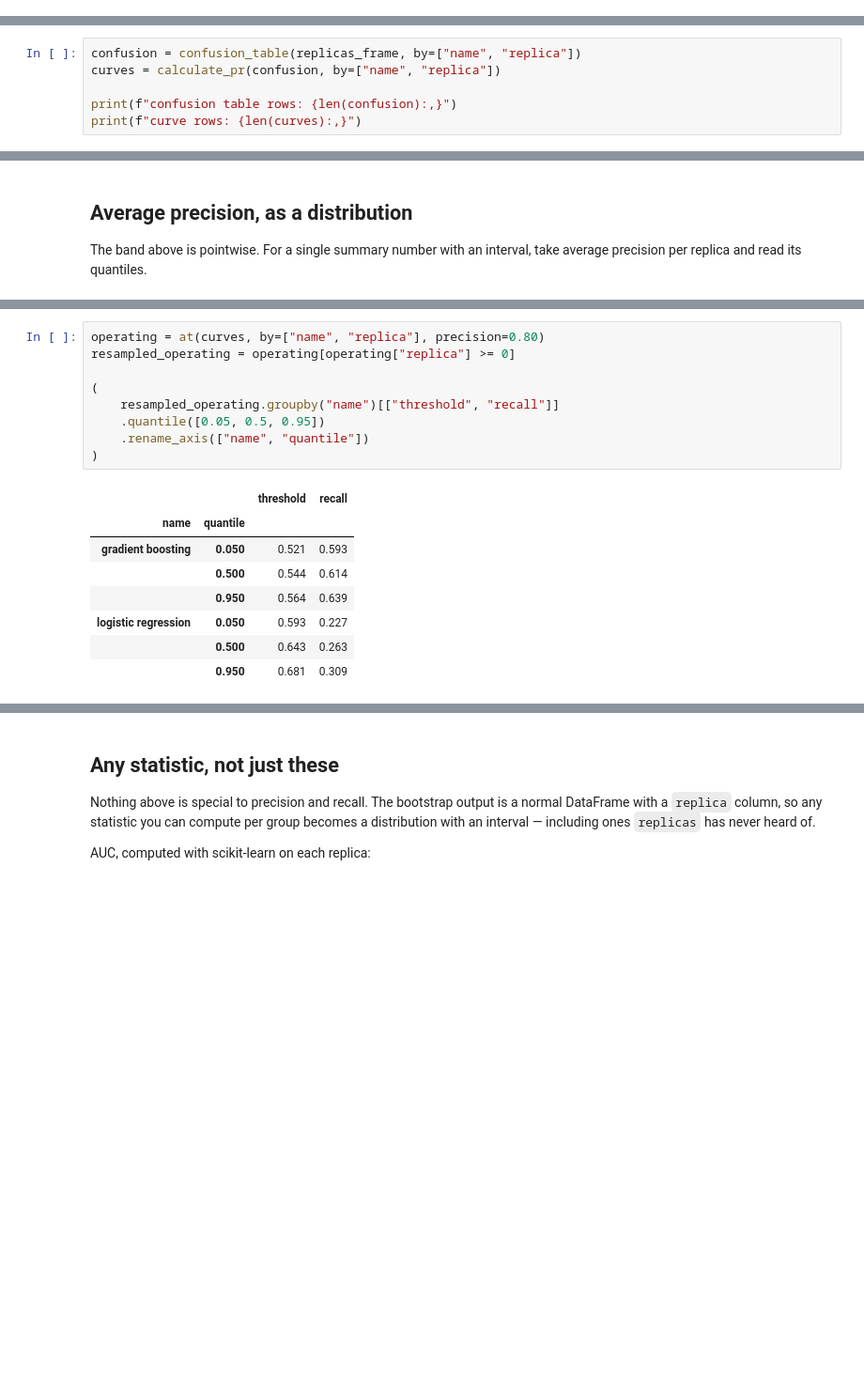
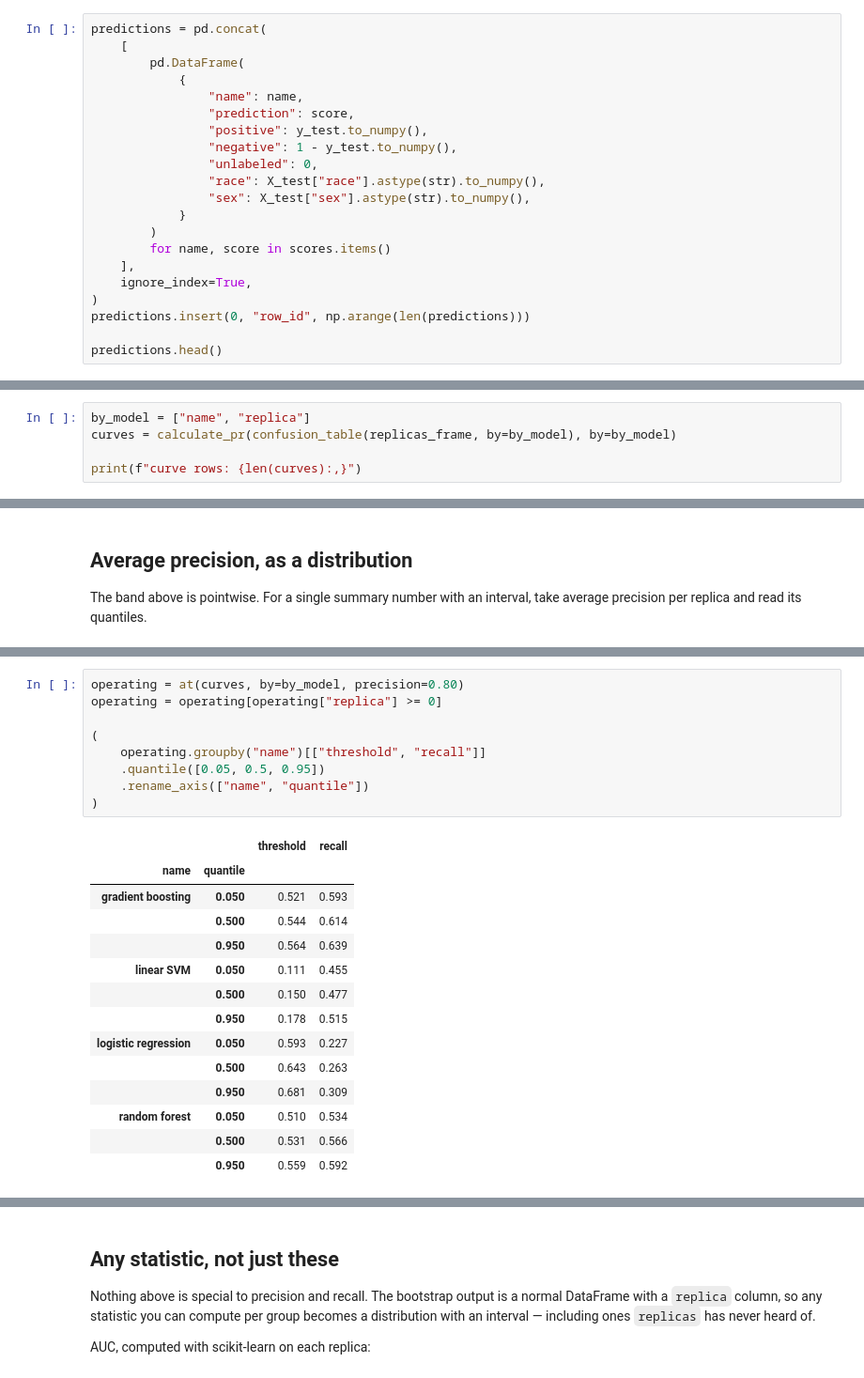
Before and after one commit to hamed/replicas, a Jupyter notebook: examples/census_income.ipynb, the cells around one changed output, grey strips where cells are left out. Shown at 94% size. Saved outputs shown, nothing was run; the diff lists cells and outputs as text; blank space fills up the shorter version.

```diff
--- a/examples/census_income.ipynb
+++ b/examples/census_income.ipynb
@@ -146,0 +171,21 @@ predictions.head()
+# %%
+predictions = pd.concat(
+    [
+        pd.DataFrame(
+            {
+                "name": name,
+                "prediction": score,
+                "positive": y_test.to_numpy(),
+                "negative": 1 - y_test.to_numpy(),
+                "unlabeled": 0,
+                "race": X_test["race"].astype(str).to_numpy(),
+                "sex": X_test["sex"].astype(str).to_numpy(),
+            }
+        )
+        for name, score in scores.items()
+    ],
+    ignore_index=True,
+)
+predictions.insert(0, "row_id", np.arange(len(predictions)))
+
+predictions.head()
@@ -203,7 +258,6 @@ the grouping. That is the whole API: bootstrap once, then group by `replica`.
 # %%
-confusion = confusion_table(replicas_frame, by=["name", "replica"])
-curves = calculate_pr(confusion, by=["name", "replica"])
+by_model = ["name", "replica"]
+curves = calculate_pr(confusion_table(replicas_frame, by=by_model), by=by_model)
 
-print(f"confusion table rows: {len(confusion):,}")
 print(f"curve rows: {len(curves):,}")
 # %% [output]
@@ -259,18 +322,24 @@ point into a distribution of them.
 # %%
-operating = at(curves, by=["name", "replica"], precision=0.80)
-resampled_operating = operating[operating["replica"] >= 0]
+operating = at(curves, by=by_model, precision=0.80)
+operating = operating[operating["replica"] >= 0]
 
 (
-    resampled_operating.groupby("name")[["threshold", "recall"]]
+    operating.groupby("name")[["threshold", "recall"]]
     .quantile([0.05, 0.5, 0.95])
     .rename_axis(["name", "quantile"])
 )
 # %% [output]
 |  |  | threshold | recall |
 | name | quantile |  |  |
 | gradient boosting | 0.050 | 0.521 | 0.593 |
 |  | 0.500 | 0.544 | 0.614 |
 |  | 0.950 | 0.564 | 0.639 |
+| linear SVM | 0.050 | 0.111 | 0.455 |
+|  | 0.500 | 0.150 | 0.477 |
+|  | 0.950 | 0.178 | 0.515 |
 | logistic regression | 0.050 | 0.593 | 0.227 |
 |  | 0.500 | 0.643 | 0.263 |
 |  | 0.950 | 0.681 | 0.309 |
+| random forest | 0.050 | 0.510 | 0.534 |
+|  | 0.500 | 0.531 | 0.566 |
+|  | 0.950 | 0.559 | 0.592 |
```
Also changed, not shown: parts of 40 cells of this notebook, 2 other files.
